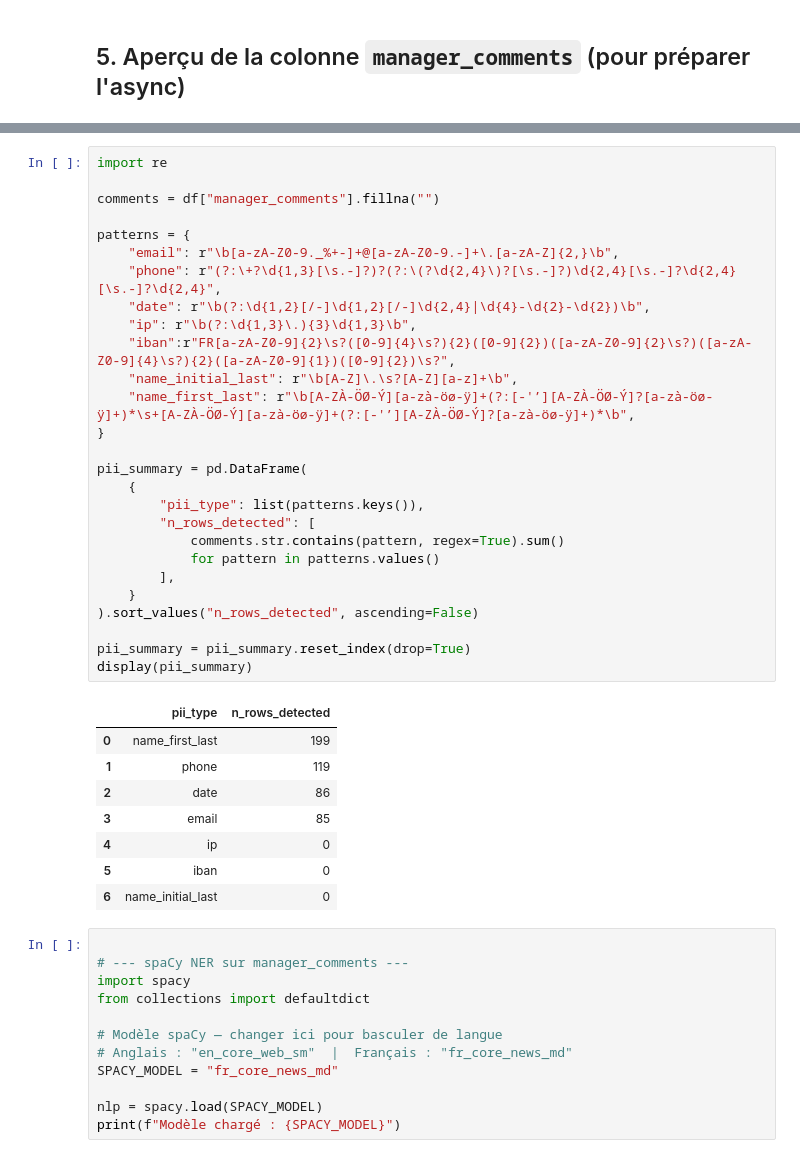
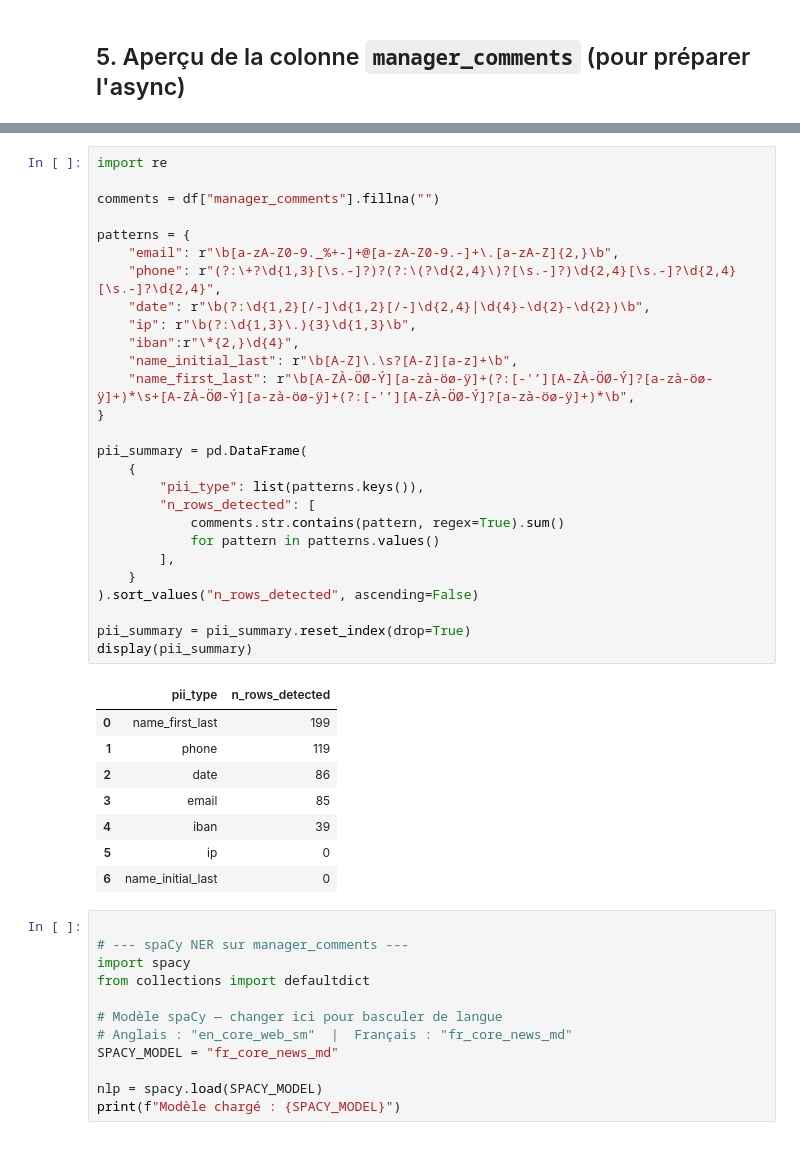
Before and after one commit to Franck-Beugnet/M2-B2-athena-celia-franck, a Jupyter notebook: notebooks/M2-B2_audit_celia_franck.ipynb, the cells around one changed output, grey strips where cells are left out. Drawn from its saved outputs; the diff is of its cells as text.

Commit message:
task7(detection): détection des PII  avec spaCy NER (fix IBAN)

```diff
--- a/notebooks/M2-B2_audit_celia_franck.ipynb
+++ b/notebooks/M2-B2_audit_celia_franck.ipynb
@@ -441,36 +441,36 @@ import re
 
 comments = df["manager_comments"].fillna("")
 
 patterns = {
     "email": r"\b[a-zA-Z0-9._%+-]+@[a-zA-Z0-9.-]+\.[a-zA-Z]{2,}\b",
     "phone": r"(?:\+?\d{1,3}[\s.-]?)?(?:\(?\d{2,4}\)?[\s.-]?)\d{2,4}[\s.-]?\d{2,4}[\s.-]?\d{2,4}",
     "date": r"\b(?:\d{1,2}[/-]\d{1,2}[/-]\d{2,4}|\d{4}-\d{2}-\d{2})\b",
     "ip": r"\b(?:\d{1,3}\.){3}\d{1,3}\b",
-    "iban":r"FR[a-zA-Z0-9]{2}\s?([0-9]{4}\s?){2}([0-9]{2})([a-zA-Z0-9]{2}\s?)([a-zA-Z0-9]{4}\s?){2}([a-zA-Z0-9]{1})([0-9]{2})\s?",
+    "iban":r"\*{2,}\d{4}",
     "name_initial_last": r"\b[A-Z]\.\s?[A-Z][a-z]+\b",
     "name_first_last": r"\b[A-ZÀ-ÖØ-Ý][a-zà-öø-ÿ]+(?:[-'’][A-ZÀ-ÖØ-Ý]?[a-zà-öø-ÿ]+)*\s+[A-ZÀ-ÖØ-Ý][a-zà-öø-ÿ]+(?:[-'’][A-ZÀ-ÖØ-Ý]?[a-zà-öø-ÿ]+)*\b",
 }
 
 pii_summary = pd.DataFrame(
     {
         "pii_type": list(patterns.keys()),
         "n_rows_detected": [
             comments.str.contains(pattern, regex=True).sum()
             for pattern in patterns.values()
         ],
     }
 ).sort_values("n_rows_detected", ascending=False)
 
 pii_summary = pii_summary.reset_index(drop=True)
 display(pii_summary)
 # %% [output]
 |  | pii_type | n_rows_detected |
 | 0 | name_first_last | 199 |
 | 1 | phone | 119 |
 | 2 | date | 86 |
 | 3 | email | 85 |
-| 4 | ip | 0 |
-| 5 | iban | 0 |
+| 4 | iban | 39 |
+| 5 | ip | 0 |
 | 6 | name_initial_last | 0 |
 # %%
 
```
Also changed, not shown: parts of 1 cell of this notebook.
